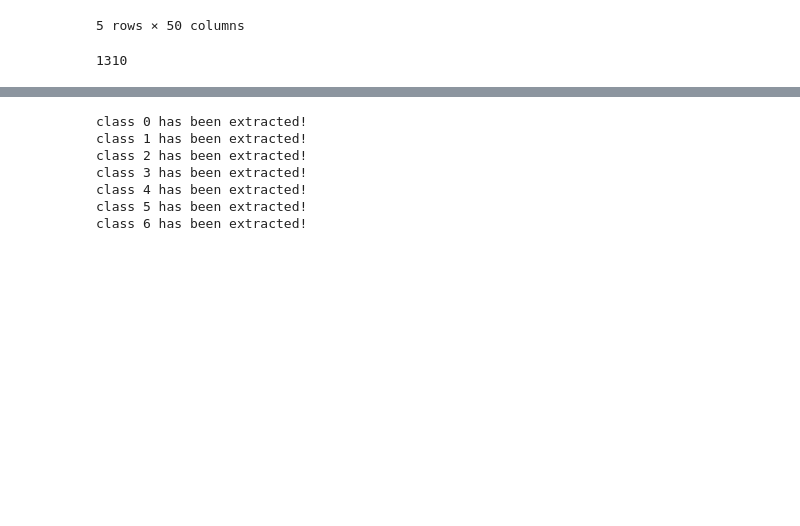
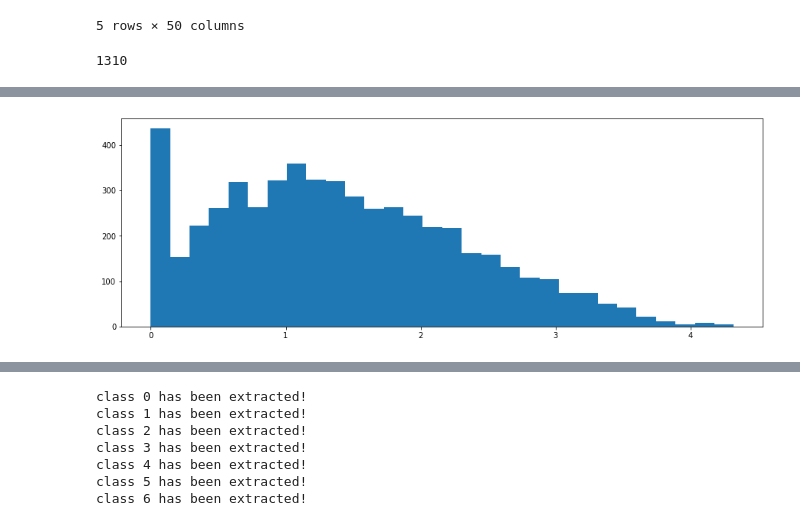
Before and after one commit to FengBotao119/Graduation-Project, a Jupyter notebook: Preprocessing.ipynb, the cells around one changed output, grey strips where cells are left out. Drawn from its saved outputs; the diff is of its cells as text; code cells hidden in the pictures; blank space fills up the shorter version.

```diff
--- a/Preprocessing.ipynb
+++ b/Preprocessing.ipynb
@@ -576,0 +601,6 @@ int(counts/6)
+# %%
+plt.figure(figsize=(15,5))
+plt.hist(train_data[train_data.label==3][" AU12_r"],bins=30)
+plt.show()
+# %% [output]
+[figure, added]
```
Also changed, not shown: parts of 13 cells of this notebook, 9 other files.
